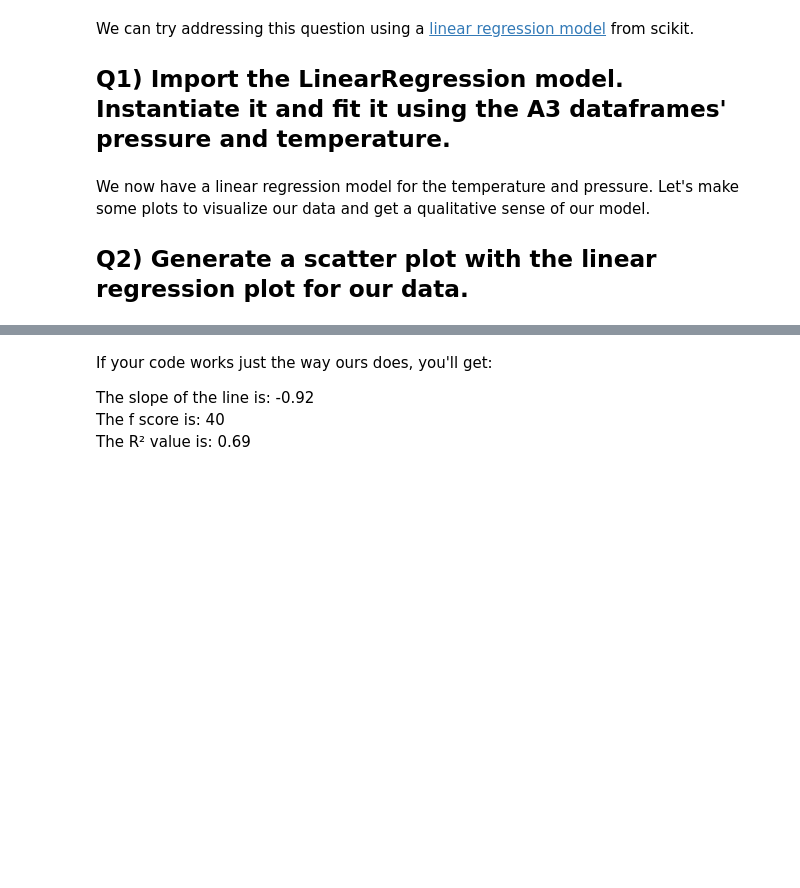
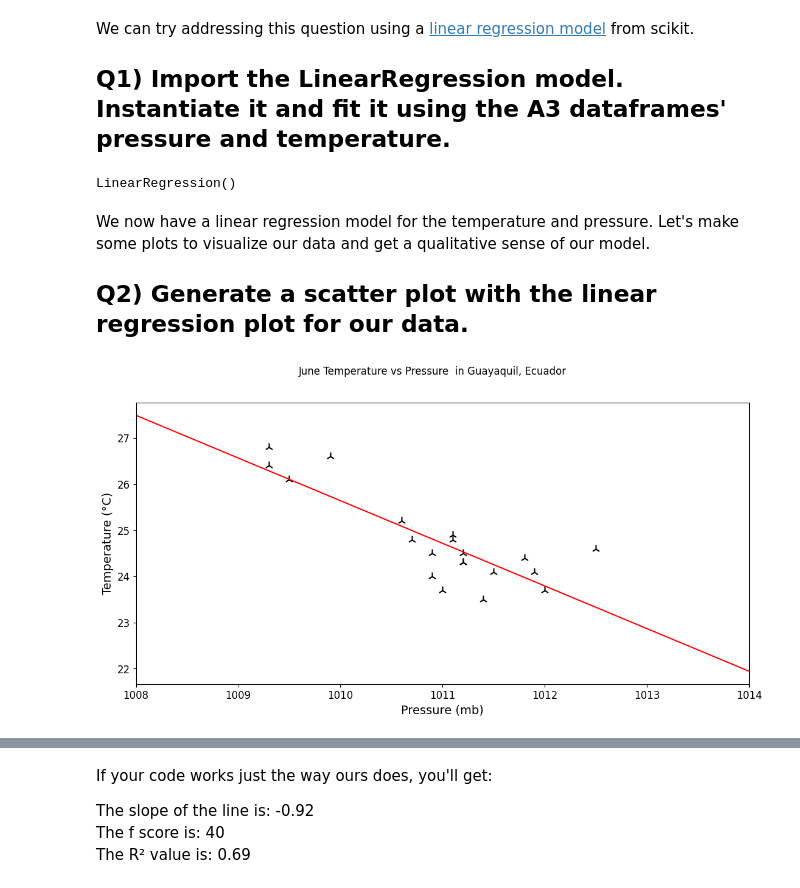
Before and after one commit to MarcoZanine/2025_ML_EES, a Jupyter notebook: notebook_ml/S1_3_Statistical_Forecasting.ipynb, the cells around one changed output, grey strips where cells are left out. Drawn from its saved outputs; the diff is of its cells as text; code cells hidden in the pictures; blank space fills up the shorter version.

```diff
--- a/notebook_ml/S1_3_Statistical_Forecasting.ipynb
+++ b/notebook_ml/S1_3_Statistical_Forecasting.ipynb
@@ -87,64 +97,68 @@ from _______._______ import _______
 # %%
 # Instantiate the model
-lin_reg = _______()
+lin_reg = LinearRegression()
 # %%
 # Load and reshape the input data
-pressure = _______['_______'].values.reshape(-1,1)
+pressure = A3_df['Pressure (mb)'].values.reshape(-1,1)
 # %%
 # Load the truth data (i.e., the predictant)
-temperature = _______['_______'].to_numpy().ravel()
+temperature = A3_df['Temperature (°C)'].to_numpy().ravel()
 # %%
 # Fit the model
-lin_reg._______(_______, _______)
+lin_reg.fit(pressure, temperature)
+# %% [output]
+LinearRegression()
 # %% [markdown]
 We now have a linear regression model for the temperature and pressure. Let's make some plots to visualize our data and get a qualitative sense of our model.
 
 ## **Q2) Generate a scatter plot with the linear regression plot for our data.**
 # %%
 #Instantiate a figure having size 13,6
-fig, ax = plt.subplots(_______=(_______,_______))
+fig, ax = plt.subplots(figsize =(13,6))
 
 """----------------------------------------------------------------------------
 Let's start by plotting the data points from our dataset
 ----------------------------------------------------------------------------"""
 # Set figure title and axis labels
-fig._______('June Temperature vs Pressure  in Guayaquil, Ecuador')
-ax._______("Pressure (mb)")
-ax._______("Temperature (°C)")
+fig.suptitle('June Temperature vs Pressure  in Guayaquil, Ecuador')
+ax.set_xlabel("Pressure (mb)")
+ax.set_ylabel("Temperature (°C)")
 
 # The colors and styles suggested below are not compulsory, but please avoid
 # using the default settings.
 # Make a scatter plot for the pressure (x) and temperature (y). Use color=black,
 # marker size = 100, and set the marker style to '2'.
 
-ax._______(_______, # X values
-           _______, # y values
-           _______=_______, # Color
-           _______ = _______, # Marker size
-           _______ = _______) # Marker style
+ax.scatter(pressure, # X values
+           temperature, # y values
+           color = 'black', # Color
+           s = 100, # Marker size
+           marker = '2') # Marker style
 
 
 '''----------------------------------------------------------------------------
 Now, let's plot the line we fit to the datapoints
 ----------------------------------------------------------------------------'''
 # Make a 100 point numpy array between 1008 and 1014 and store it in reg_x.
 # Reshape it to (-1,1). Hint: numpy has a linear space generator
-reg_x = _______._______(_______, # Start
-                        _______, # Stop
-                        _______,# Number of Points
-                        ).reshape(_______,________) # Reshape to row=sample, col=feature
+reg_x = np.linspace(1008, # Start
+                    1014    , # Stop
+                        100,# Number of Points
+                        ).reshape(-1,1) # Reshape to row=sample, col=feature
 
 # Let's produce a set of predictions from our linear space array.
-reg_y = lin_reg._______(reg_x)
+reg_y = lin_reg.predict(reg_x)
 
 # Let's plot the regression line using reg_x and reg_y. Set the color to red and
 # the linewidth to 1.5
-ax.plot(_______, # X
-        _______, # y
-        _______ = _______, # Color
-        _______ = _______) # Linewidth
+ax.plot(reg_x, # X
+        reg_y, # y
+        color = 'red', # Color
+        linewidth = 1.5) # Linewidth
 
 ax.autoscale(axis='x', tight=True)
+# %% [output]
+[figure, added]
 # %% [markdown]
 We now have a qualitative verification of our model! Your figure should look similar to this one:
 
```
Also changed, not shown: parts of 4 cells of this notebook.
